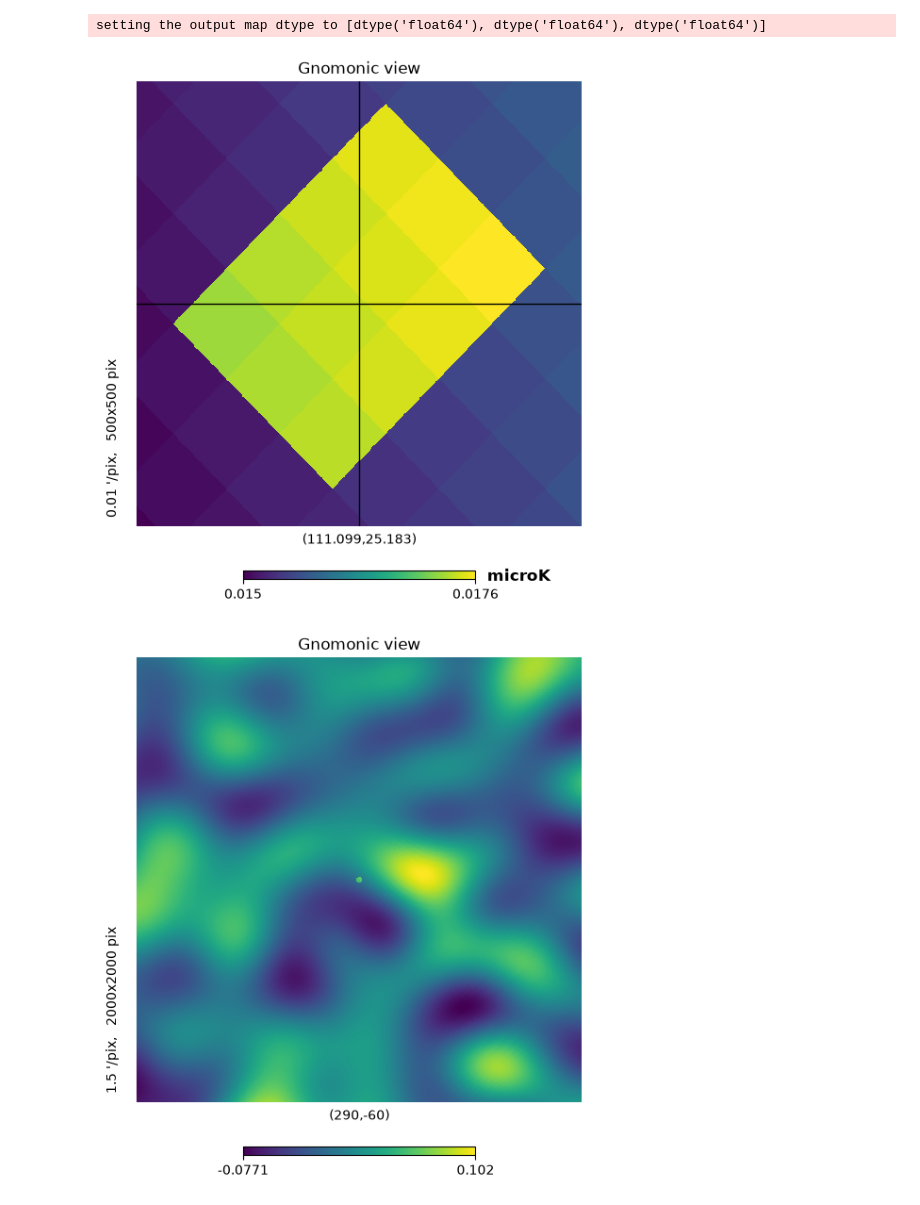
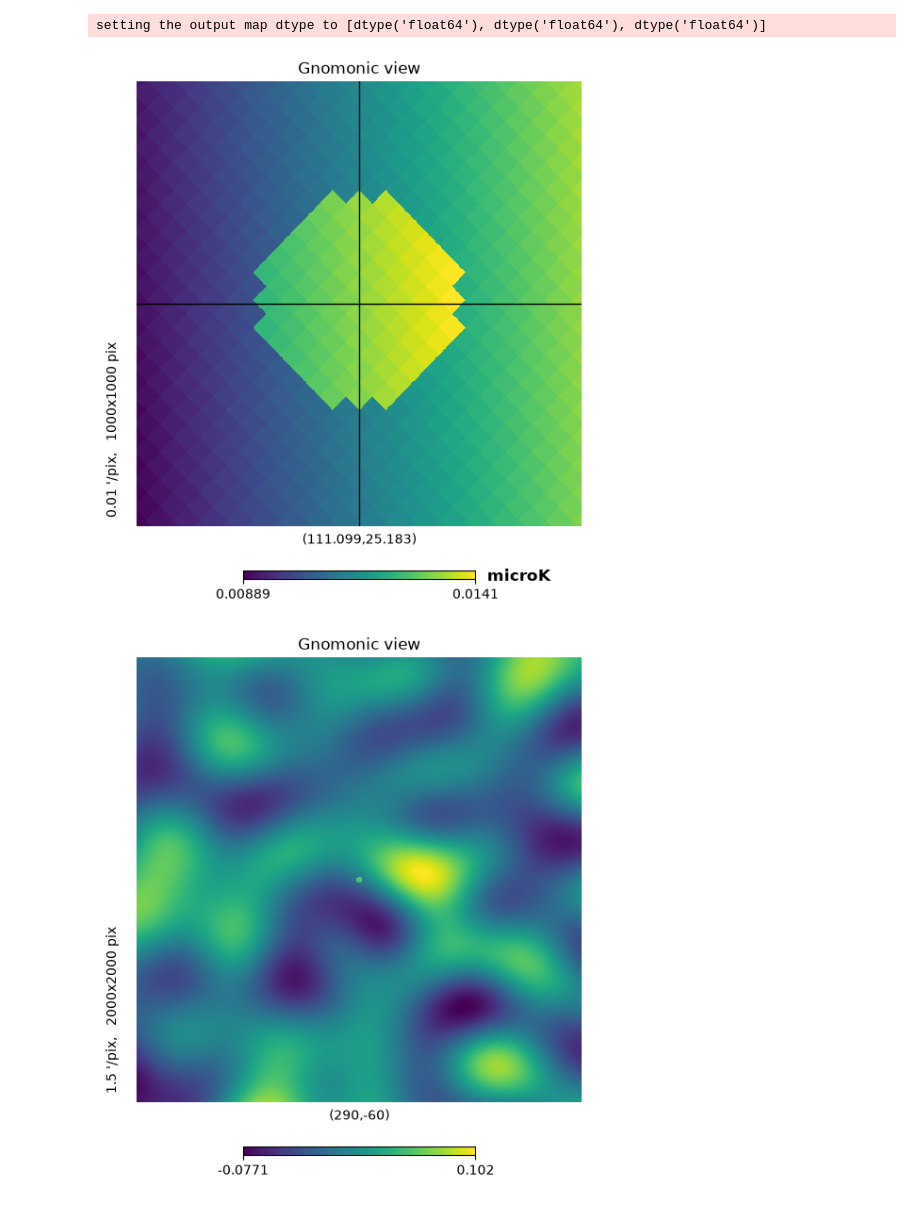
Before and after one commit to henry-e-n/SO_PointingReqs, a Jupyter notebook: sim_sky_maps/make_sim_maps.ipynb, the cells around one changed output. Saved outputs shown, nothing was run; the diff lists cells and outputs as text; code cells hidden in the pictures.

```diff
--- a/sim_sky_maps/make_sim_maps.ipynb
+++ b/sim_sky_maps/make_sim_maps.ipynb
@@ -92,6 +92,7 @@ cl = np.zeros((4, hp.sphtfunc.Alm.getsize(nside)))
 cl[:, 15] = 10
 cl[:, 25] = 5
 cl[:, 35] = 5
+cl[:, 45] = 5
 
 # Create a blank map using the Cl array
 map_ring = hp.synfast(cl, nside=nside, fwhm=lat_fwhm.to_value(u.radian))
@@ -130,10 +131,10 @@ hp.write_map(output_file_with_source, output_map, nest=True, overwrite=True)
 setting the output map dtype to [dtype('float64'), dtype('float64'), dtype('float64')]
 # %%
 # Convert the vector in theta phi to lon lat
-hp.gnomview(output_map[0], rot=[lon.value, lat.value], unit="microK", xsize=500, reso=0.01, nest=True)
+hp.gnomview(output_map[0], rot=[lon.value, lat.value], unit="microK", xsize=1000, reso=0.01, nest=True)
 hp.graticule()
 # %% [output]
-[figure, old version]
+[figure, new version]
 # %%
 loaded_map = hp.read_map(output_file_with_source, nest=True)
 hp.gnomview(loaded_map, rot=[lon.value, lat.value], xsize=2000, nest=True)
```
Also changed, not shown: parts of 8 cells of this notebook, 7 other files.
